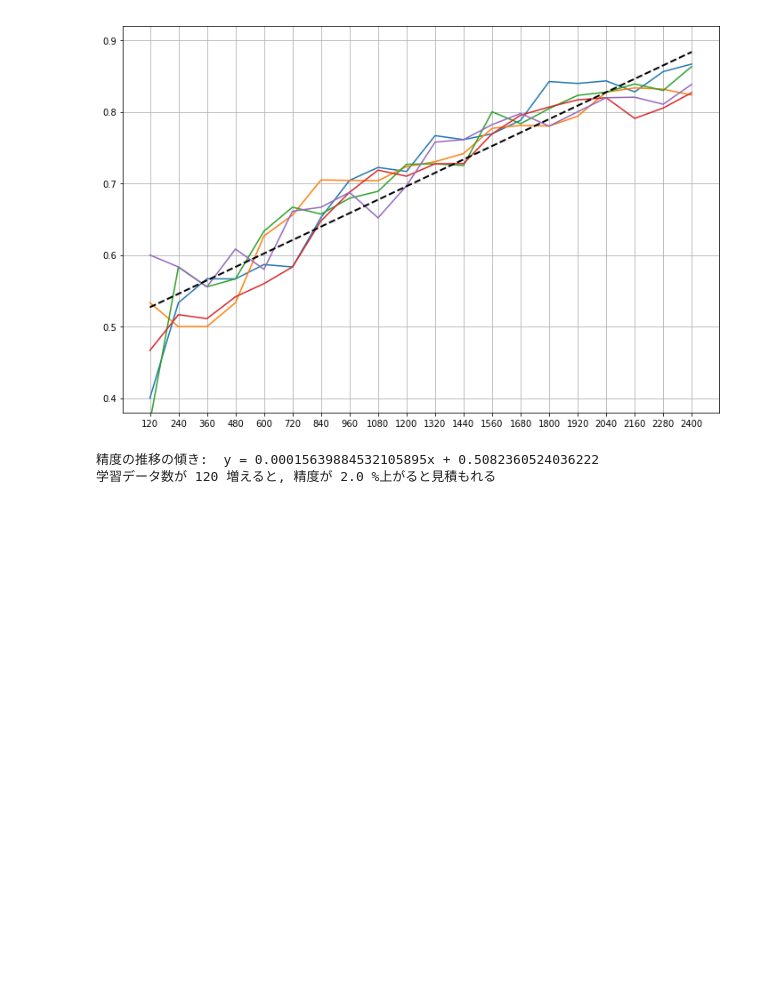
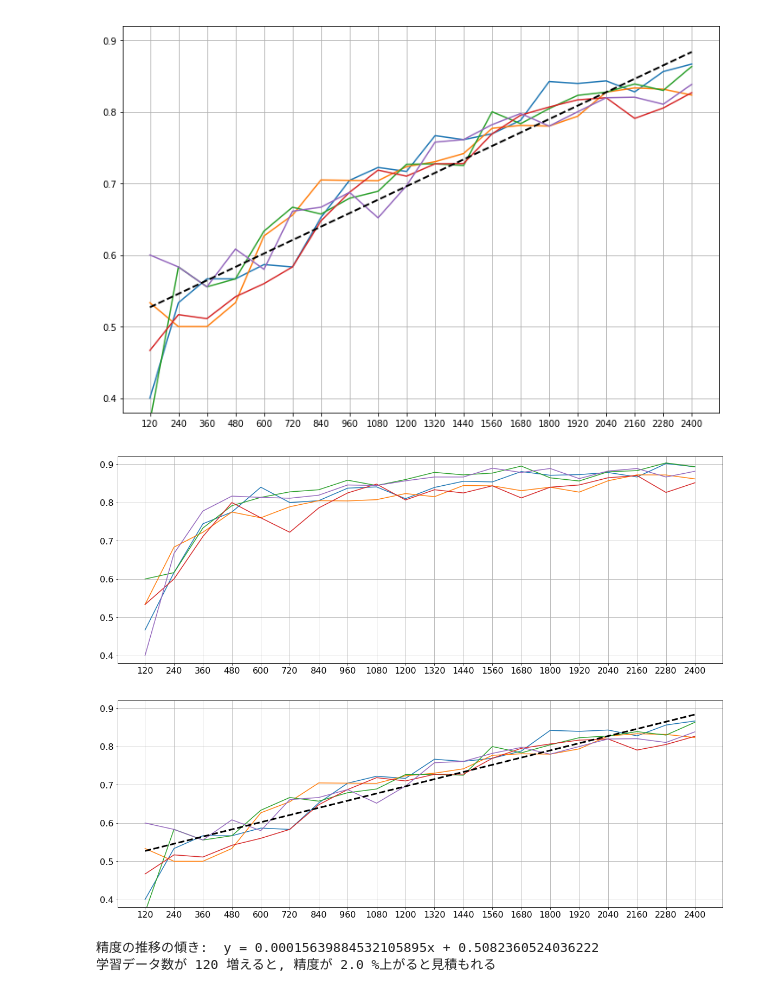
Before and after one commit to takitaki7474/m2-research-prototype, a Jupyter notebook: notebook/eval/eval2.ipynb, the cells around one changed output. Saved outputs shown, nothing was run; the diff lists cells and outputs as text; code cells hidden in the pictures; blank space fills up the shorter version.

```diff
--- a/notebook/eval/eval2.ipynb
+++ b/notebook/eval/eval2.ipynb
@@ -131,6 +131,40 @@ plt.plot(xlist, approx_ylist, color="black", linewidth=2, linestyle="dashed")
 plt.grid(True)
 # %% [output]
 [figure]
+# %%
+# 従来方法の精度推移の可視化
+xlist = list(range(1,21))
+ylists = conventional_accs
+
+fig1 = plt.figure(figsize=(20,7))
+plt.ylim(0.38, 0.92)
+plt.xticks(xlist, list(range(120, 120*20+1, 120)), fontsize=16)
+plt.yticks(fontsize=16)
+plt.plot(xlist, ylists[0], color="tab:blue")
+plt.plot(xlist, ylists[1], color="tab:orange")
+plt.plot(xlist, ylists[2], color="tab:green")
+plt.plot(xlist, ylists[3], color="tab:red")
+plt.plot(xlist, ylists[4], color="tab:purple")
+plt.grid(True)
+
+# 提案方法の精度推移の可視化
+xlist = list(range(1,21))
+ylists = proposal_accs
+
+fig2 = plt.figure(figsize=(20,7))
+plt.ylim(0.38, 0.92)
+plt.xticks(xlist, list(range(120, 120*20+1, 120)), fontsize=16)
+plt.yticks(fontsize=16)
+plt.plot(xlist, ylists[0], color="tab:blue")
+plt.plot(xlist, ylists[2], color="tab:orange")
+plt.plot(xlist, ylists[5], color="tab:green")
+plt.plot(xlist, ylists[7], color="tab:red")
+plt.plot(xlist, ylists[9], color="tab:purple")
+plt.plot(xlist, approx_ylist, color="black", linewidth=3, linestyle="dashed")
+plt.grid(True)
+# %% [output]
+[figure, added]
+[figure, added]
 # %%
 ### 精度の推移の傾きから, 精度を見積もる
 print("精度の推移の傾き:  y = {0}x + {1}".format(a, b))
```
Also changed, not shown: parts of 2 cells of this notebook.
